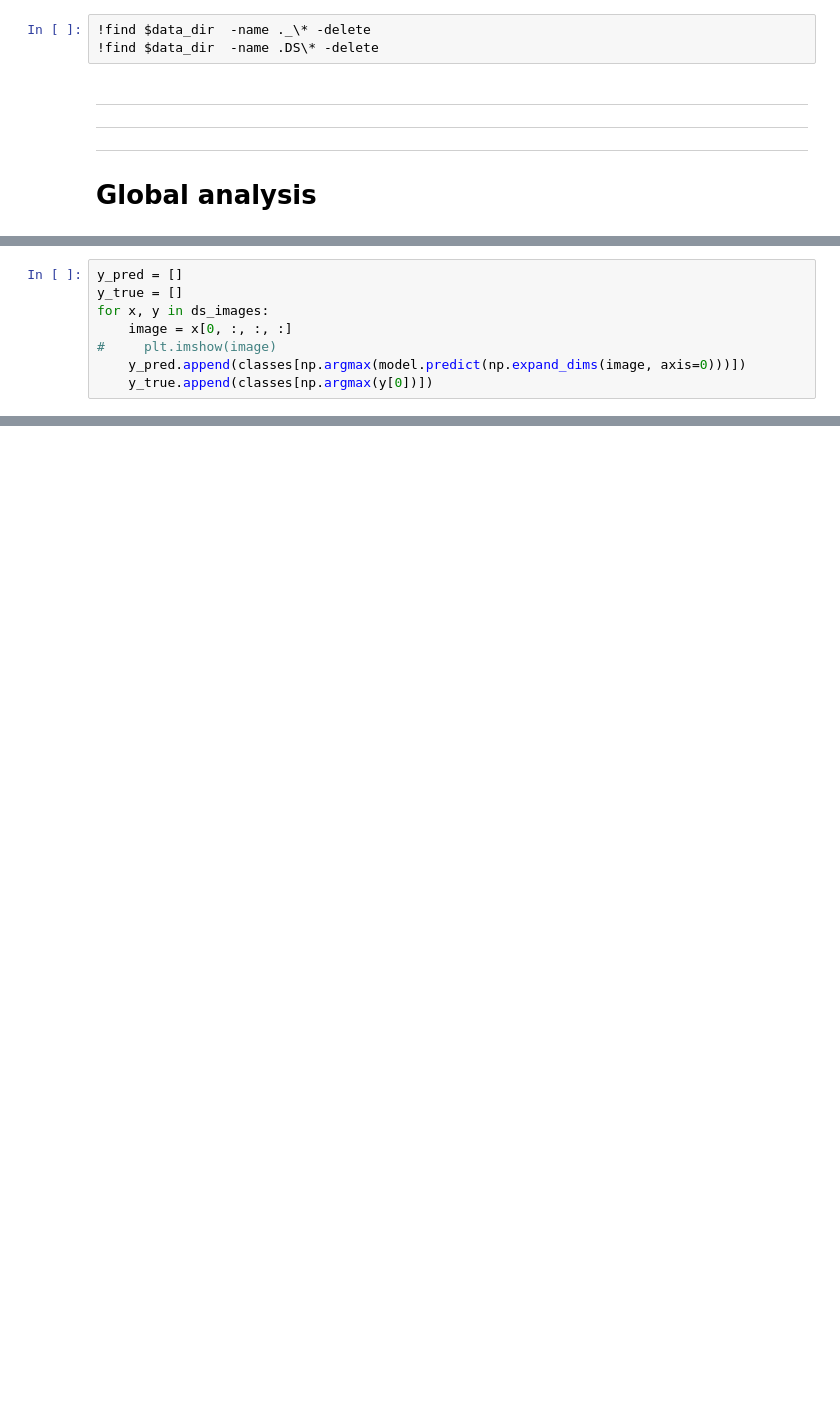
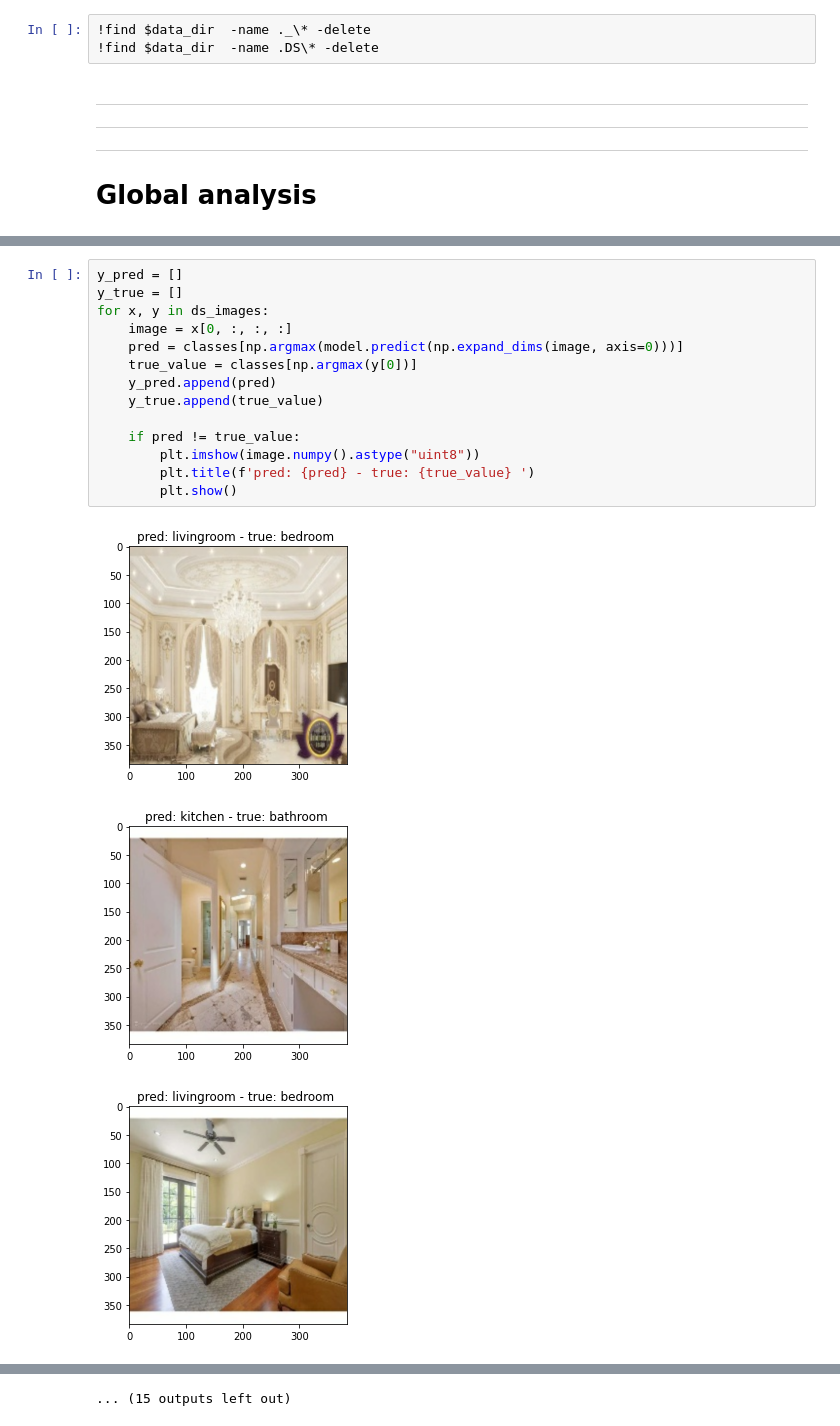
Before and after one commit to nikeyes/ml-cnn-keras-Interpretability, a Jupyter notebook: notebooks/04-validation-model.ipynb, the cells around one changed output, grey strips where cells are left out. Saved outputs shown, nothing was run; the diff lists cells and outputs as text; blank space fills up the shorter version.

```diff
--- a/notebooks/04-validation-model.ipynb
+++ b/notebooks/04-validation-model.ipynb
@@ -47,8 +47,18 @@ Found 74 files belonging to 6 classes.
 # %%
 y_pred = []
 y_true = []
 for x, y in ds_images:
     image = x[0, :, :, :]
-#     plt.imshow(image)
-    y_pred.append(classes[np.argmax(model.predict(np.expand_dims(image, axis=0)))])
-    y_true.append(classes[np.argmax(y[0])])
+    pred = classes[np.argmax(model.predict(np.expand_dims(image, axis=0)))]
+    true_value = classes[np.argmax(y[0])]
+    y_pred.append(pred)
+    y_true.append(true_value)
+
+    if pred != true_value:
+        plt.imshow(image.numpy().astype("uint8"))
+        plt.title(f'pred: {pred} - true: {true_value} ')
+        plt.show()
+# %% [output]
+[figure, added]
+[figure, added]
+[figure, added]
@@ -55,3 +74,4 @@ for x, y in ds_images:
+... (15 outputs left out)
 # %%
 y_true_freqs = np.unique(y_true, return_counts=True)
 y_pred_freqs = np.unique(y_pred, return_counts=True)
```
Also changed, not shown: parts of 7 cells of this notebook.
